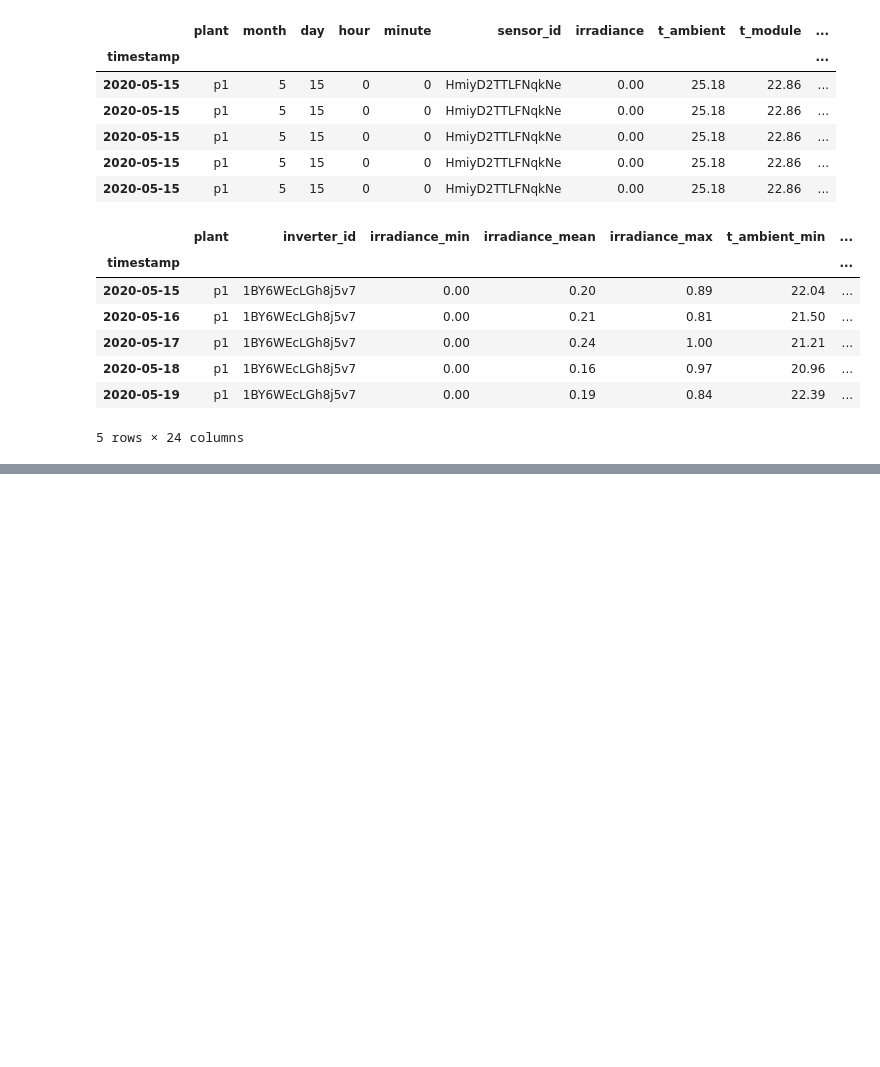
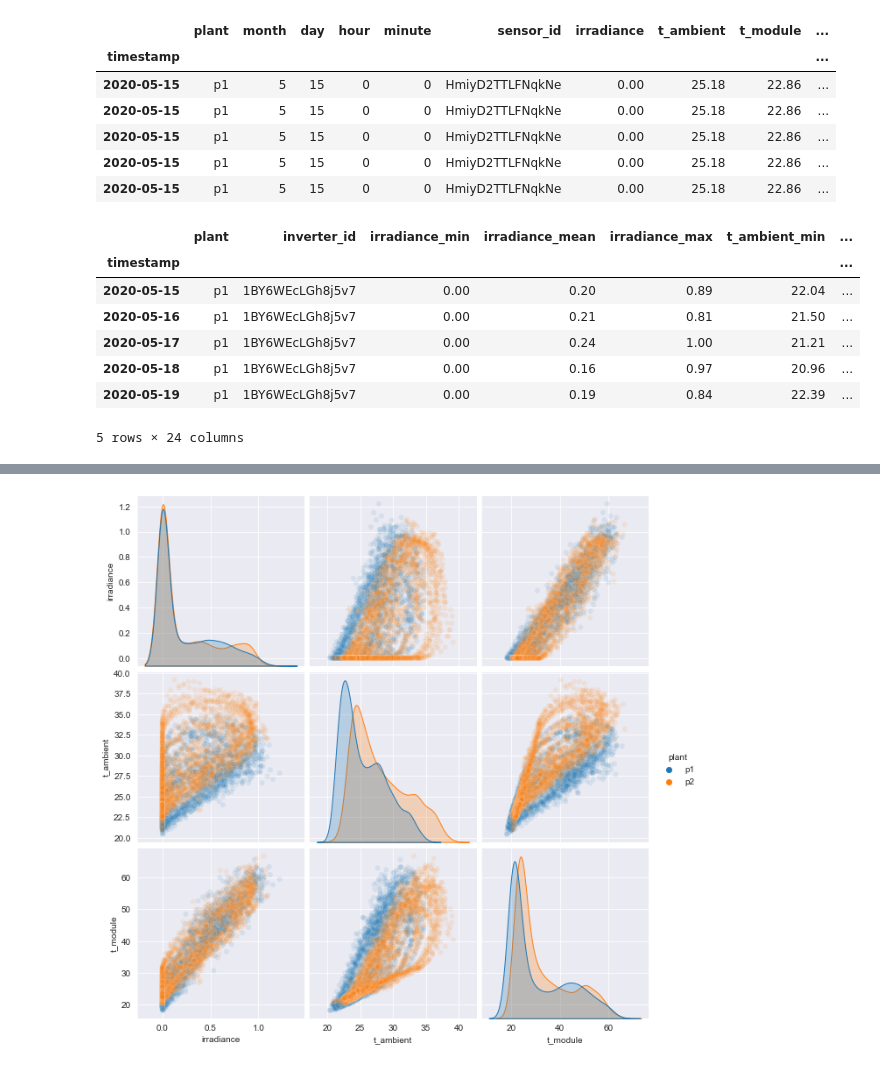
Before and after one commit to luis-cj/data-science-solar-power-plant, a Jupyter notebook: solar_power_plant_part_3.ipynb, the cells around one changed output, grey strips where cells are left out. Saved outputs shown, nothing was run; the diff lists cells and outputs as text; code cells hidden in the pictures; blank space fills up the shorter version.

```diff
--- a/solar_power_plant_part_3.ipynb
+++ b/solar_power_plant_part_3.ipynb
@@ -37,0 +132,4 @@ df_daily.head()
+# %%
+sns.pairplot(data=temp.reset_index(), hue="plant", height=3, plot_kws={"alpha":0.1});
+# %% [output]
+[figure, added]
```
Also changed, not shown: parts of 21 cells of this notebook.
